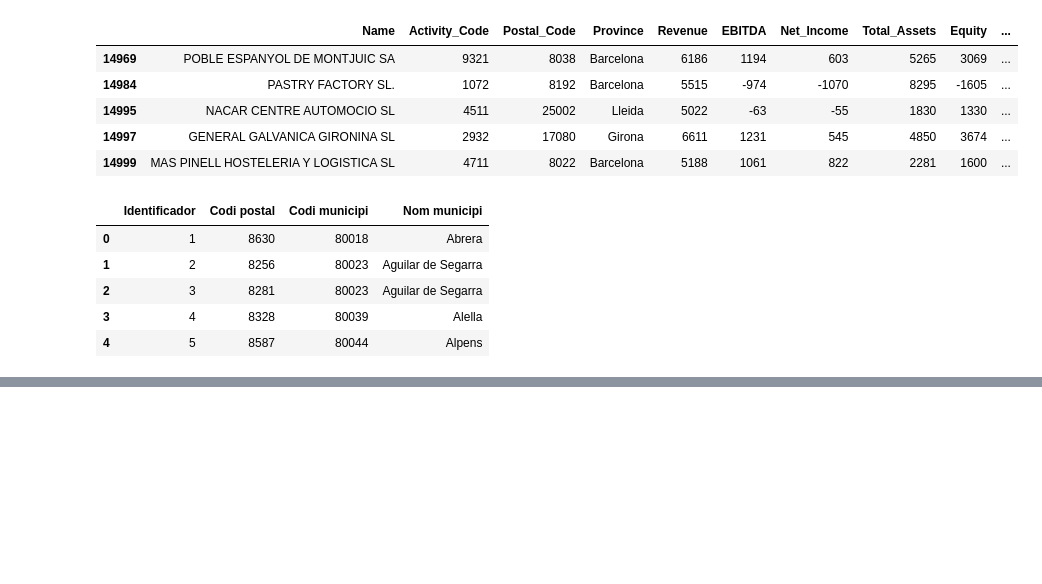
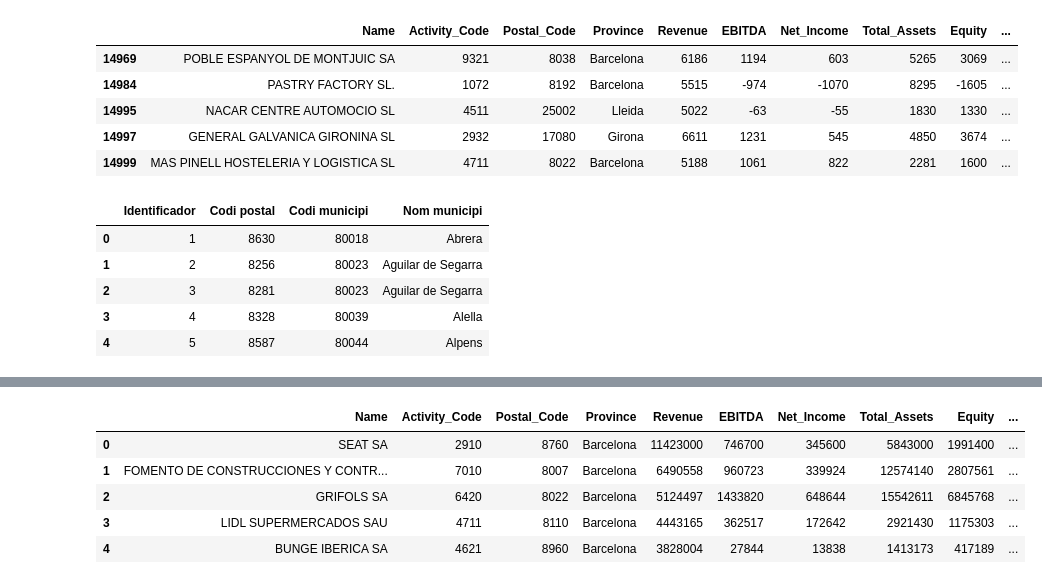
Before and after one commit to joanrocajovani/final-project, a Jupyter notebook: src/Cleaning.ipynb, the cells around one changed output, grey strips where cells are left out. Saved outputs shown, nothing was run; the diff lists cells and outputs as text; code cells hidden in the pictures; blank space fills up the shorter version.

```diff
--- a/src/Cleaning.ipynb
+++ b/src/Cleaning.ipynb
@@ -97,0 +115,2 @@ y.head()
+# %%
+x['Codi_Municipi'] = x['Codi_Municipi'].astype('int64')
@@ -97,0 +133,2 @@ y.head()
+# %%
+merged = x.merge(y, on = 'Codi_Municipi')
@@ -97,0 +140,2 @@ y.head()
+# %%
+merged.rename(columns={'Codi postal': 'Postal_Code', "Nom comarca": "Comarca"}, inplace = True)
@@ -97,0 +151,11 @@ y.head()
+# %%
+df = pd.merge(df,merged[['Postal_Code','Nom','Comarca']],on='Postal_Code', how='left')
+# %%
+df.head()
+# %% [output]
+|  | Name | Activity_Code | Postal_Code | Province | Revenue | EBITDA | Net_Income | Total_Assets | Equity | ... |
+| 0 | SEAT SA | 2910 | 8760 | Barcelona | 11423000 | 746700 | 345600 | 5843000 | 1991400 | ... |
+| 1 | FOMENTO DE CONSTRUCCIONES Y CONTR... | 7010 | 8007 | Barcelona | 6490558 | 960723 | 339924 | 12574140 | 2807561 | ... |
+| 2 | GRIFOLS SA | 6420 | 8022 | Barcelona | 5124497 | 1433820 | 648644 | 15542611 | 6845768 | ... |
+| 3 | LIDL SUPERMERCADOS SAU | 4711 | 8110 | Barcelona | 4443165 | 362517 | 172642 | 2921430 | 1175303 | ... |
+| 4 | BUNGE IBERICA SA | 4621 | 8960 | Barcelona | 3828004 | 27844 | 13838 | 1413173 | 417189 | ... |
```
Also changed, not shown: parts of 17 cells of this notebook.
